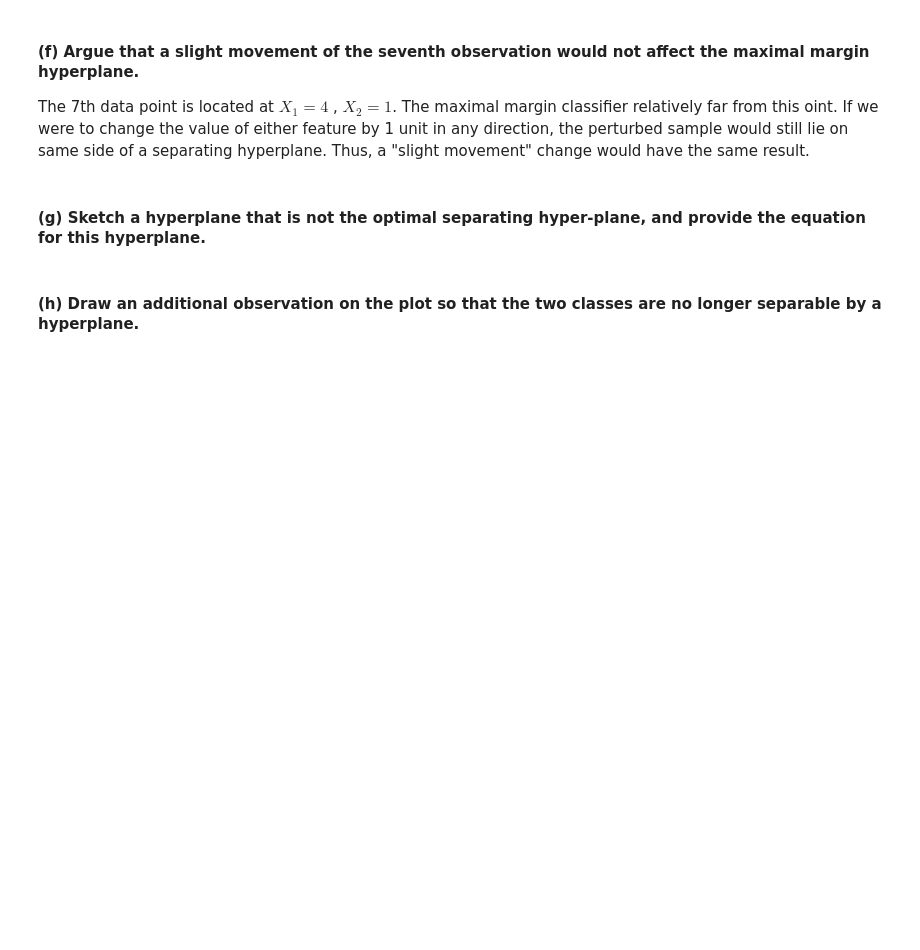
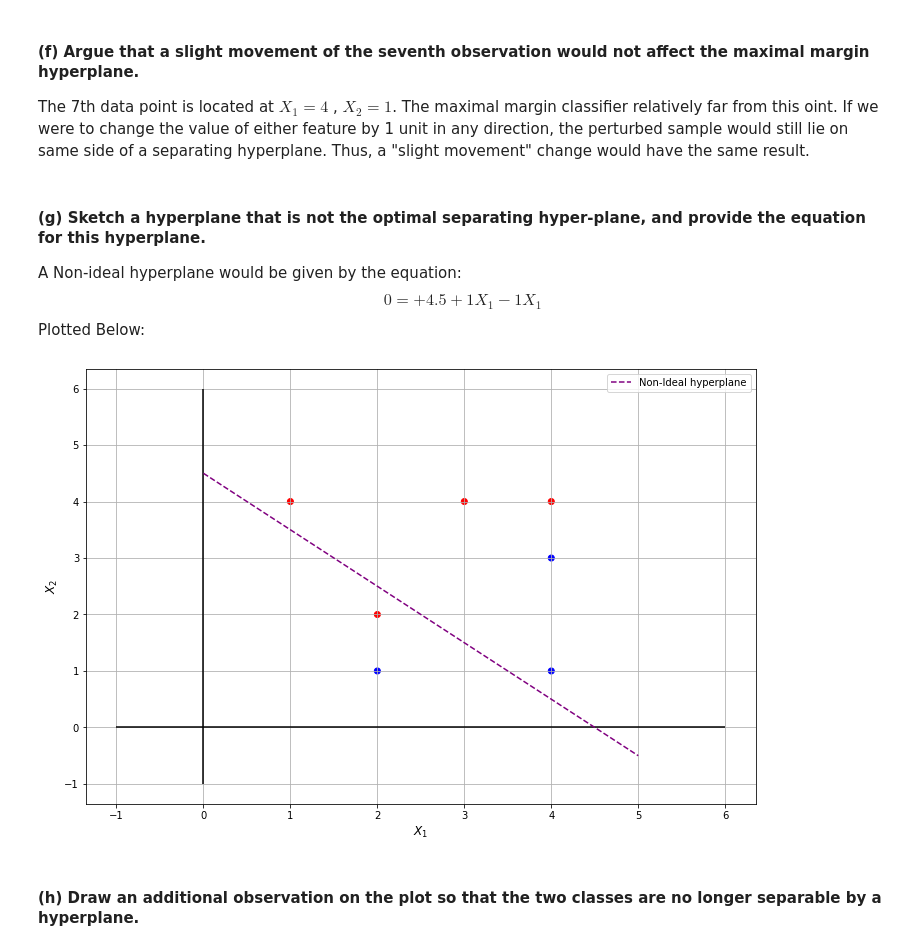
Before and after one commit to landonbuell/Buell-CS750-Spring2020, a Jupyter notebook: assignment7/assignment7.ipynb, the cells around one changed output. Drawn from its saved outputs; the diff is of its cells as text; code cells hidden in the pictures; blank space fills up the shorter version.

```diff
--- a/assignment7/assignment7.ipynb
+++ b/assignment7/assignment7.ipynb
@@ -96,5 +102,29 @@ plt.show()
 The 7th data point is located at $X_1 = 4$ , $X_2 = 1$. The maximal margin classifier relatively far from this oint. If we were to change the value of either feature by 1 unit in any direction, the perturbed sample would still lie on same side of a separating hyperplane. Thus, a "slight movement" change would have the same result.
 # %% [markdown]
 #### (g) Sketch a hyperplane that is not the optimal separating hyper-plane, and provide the equation for this hyperplane.
+
+A Non-ideal hyperplane would be given by the equation:
+$$ 0 = +4.5 + 1 X_1 - 1 X_1 $$
+Plotted Below:
+# %%
+# Design Matricies
+X = np.array([[3,4],[2,2],[4,4],[1,4],[2,1],[4,3],[4,1]])
+y = ['red','red','red','red','blue','blue','blue']
+
+hyperplane = -1*np.arange(0,6) + 4.5
+
+# visualize w/ hyperplane
+plt.figure(figsize=(12,8))
+plt.xlabel('$X_1$',size=12,weight='bold')
+plt.ylabel('$X_2$',size=12,weight='bold')
+plt.scatter(x=X.transpose()[0],y=X.transpose()[1],c=y)
+plt.plot(hyperplane,linestyle='--',color='purple',label='Non-Ideal hyperplane')
+plt.vlines(0,-1,6,color='black')
+plt.hlines(0,-1,6,color='black')
+plt.legend()
+plt.grid()
+plt.show()
+# %% [output]
+[figure, added]
 # %% [markdown]
 #### (h) Draw an additional observation on the plot so that the two classes are no longer separable by a hyperplane.
```
Also changed, not shown: parts of 13 cells of this notebook, 2 other files.
